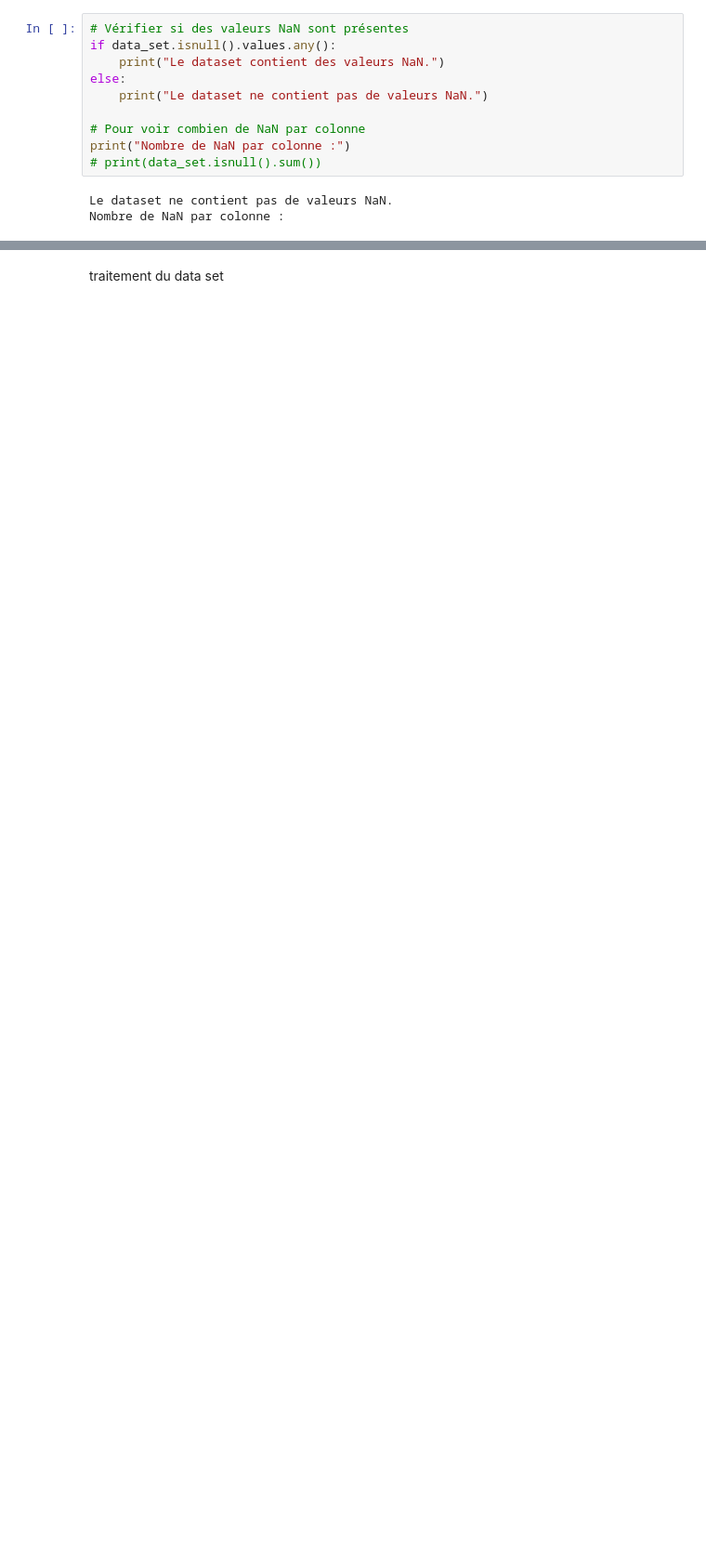
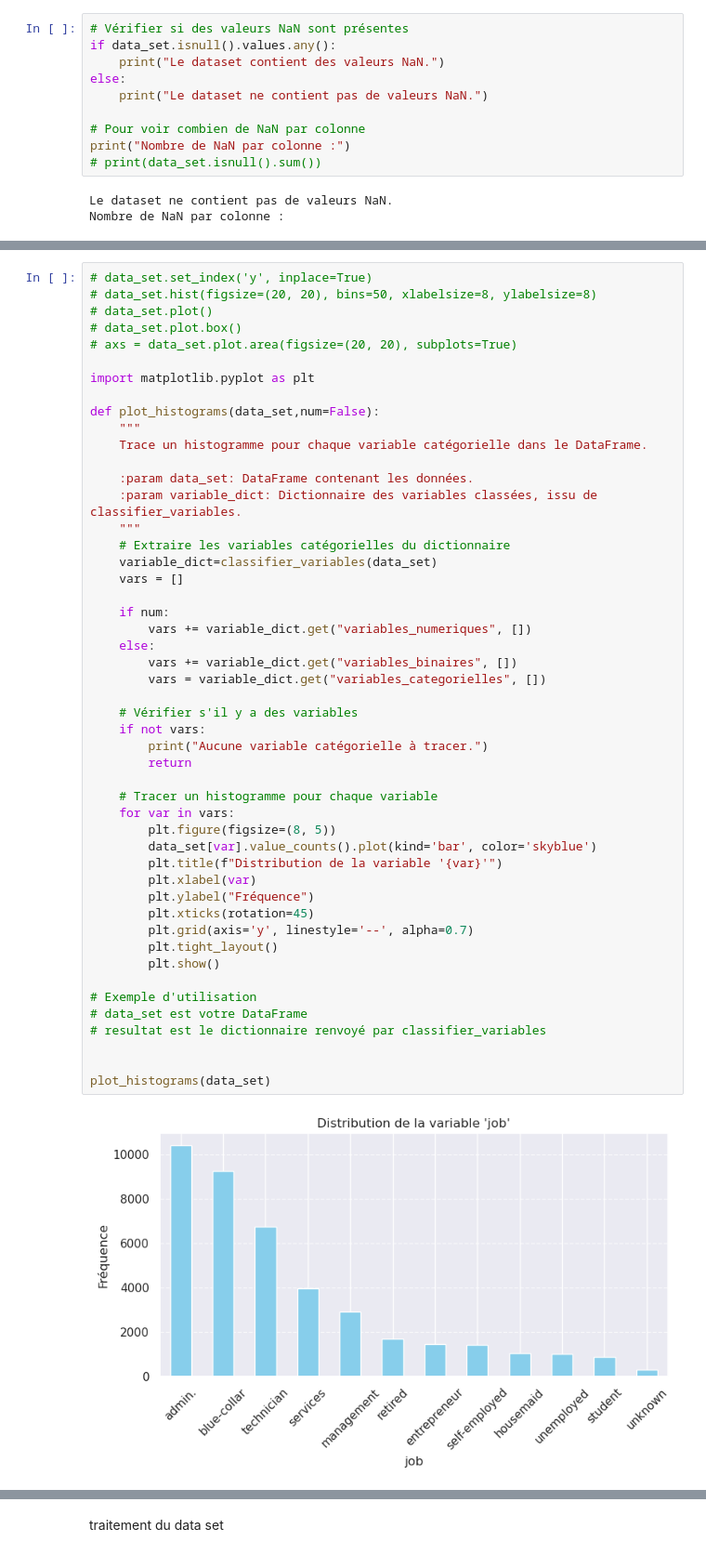
Before and after one commit to Ulrichnk/Projet_macahine_learning, a Jupyter notebook: projet.ipynb, the cells around one changed output, grey strips where cells are left out. Shown at 93% size. Drawn from its saved outputs; the diff is of its cells as text; blank space fills up the shorter version.

```diff
--- a/projet.ipynb
+++ b/projet.ipynb
@@ -146,0 +153,51 @@ nan_count["Pourcentage"] = (nan_count["Nombre_NA"] / data_set.shape[0]) * 100
+# %%
+# data_set.set_index('y', inplace=True)
+# data_set.hist(figsize=(20, 20), bins=50, xlabelsize=8, ylabelsize=8)
+# data_set.plot()
+# data_set.plot.box()
+# axs = data_set.plot.area(figsize=(20, 20), subplots=True)
+
+import matplotlib.pyplot as plt
+
+def plot_histograms(data_set,num=False):
+    """
+    Trace un histogramme pour chaque variable catégorielle dans le DataFrame.
+
+    :param data_set: DataFrame contenant les données.
+    :param variable_dict: Dictionnaire des variables classées, issu de classifier_variables.
+    """
+    # Extraire les variables catégorielles du dictionnaire
+    variable_dict=classifier_variables(data_set)
+    vars = []
+
+    if num:
+        vars += variable_dict.get("variables_numeriques", [])
+    else:
+        vars += variable_dict.get("variables_binaires", [])
+        vars = variable_dict.get("variables_categorielles", [])
+
+    # Vérifier s'il y a des variables
+    if not vars:
+        print("Aucune variable catégorielle à tracer.")
+        return
+
+    # Tracer un histogramme pour chaque variable
+    for var in vars:
+        plt.figure(figsize=(8, 5))
+        data_set[var].value_counts().plot(kind='bar', color='skyblue')
+        plt.title(f"Distribution de la variable '{var}'")
+        plt.xlabel(var)
+        plt.ylabel("Fréquence")
+        plt.xticks(rotation=45)
+        plt.grid(axis='y', linestyle='--', alpha=0.7)
+        plt.tight_layout()
+        plt.show()
+
+# Exemple d'utilisation
+# data_set est votre DataFrame
+# resultat est le dictionnaire renvoyé par classifier_variables
+
+
+plot_histograms(data_set)
+# %% [output]
+[figure, added]
```
Also changed, not shown: parts of 37 cells of this notebook, 1 other file.
